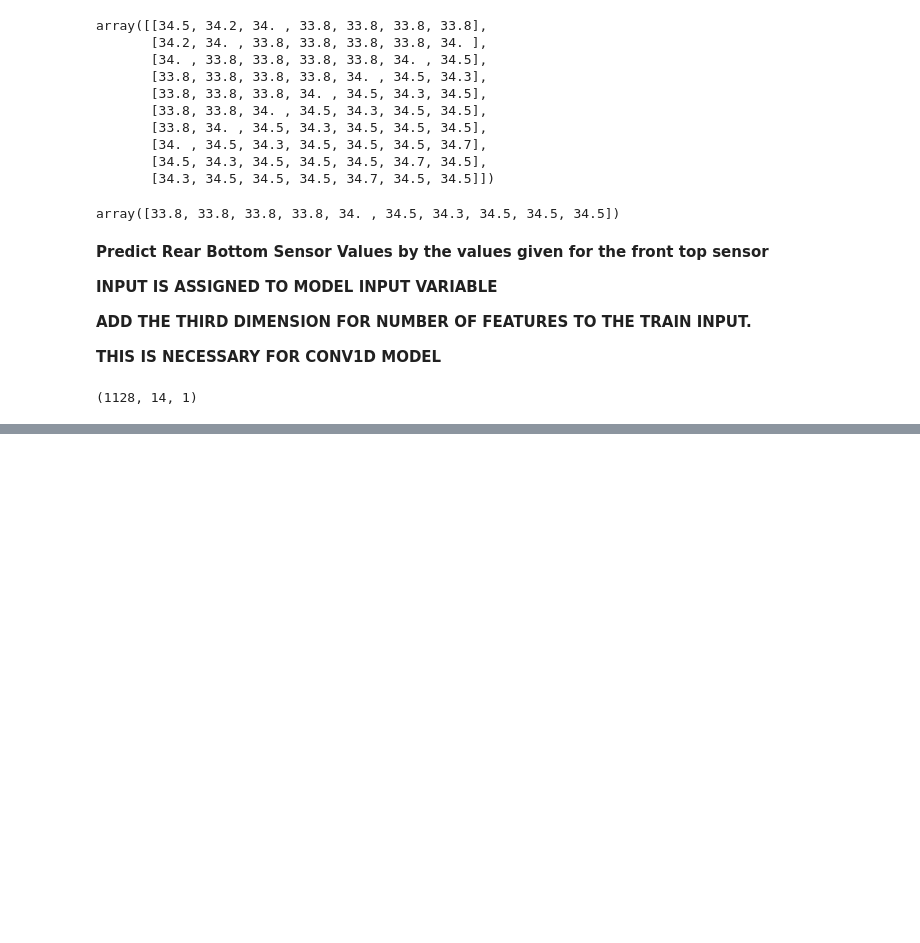
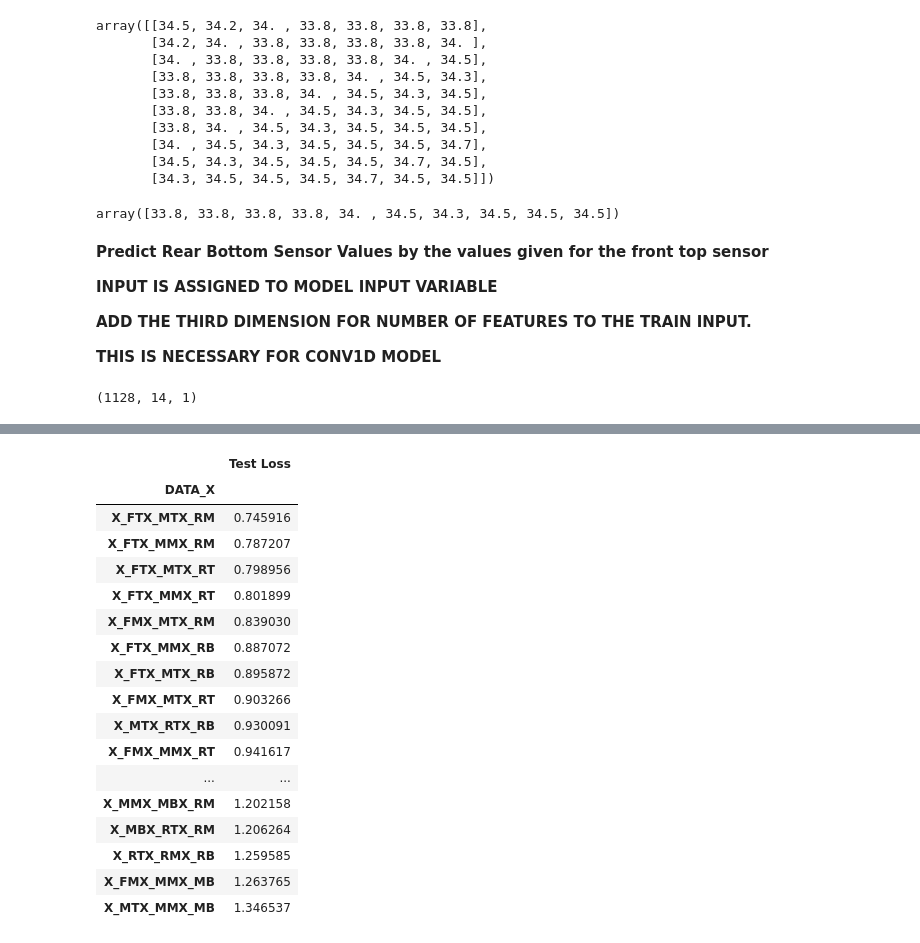
Before and after one commit to ayanoglu/Sensor-Network-Prediction-Models, a Jupyter notebook: ColdChainTransportation_Time_Series_Prediction_For_Sensor_Networks_Prediction_based_on_number_of_sensors.ipynb, the cells around one changed output, grey strips where cells are left out. Saved outputs shown, nothing was run; the diff lists cells and outputs as text; code cells hidden in the pictures; blank space fills up the shorter version.

```diff
--- a/ColdChainTransportation_Time_Series_Prediction_For_Sensor_Networks_Prediction_based_on_number_of_sensors.ipynb
+++ b/ColdChainTransportation_Time_Series_Prediction_For_Sensor_Networks_Prediction_based_on_number_of_sensors.ipynb
@@ -1498,0 +703,8 @@ fig.show()
+# %%
+CombResults3 = pd.DataFrame.from_dict(my_dictMF3)
+CombResultsSorted3 = CombResults3.sort_values(by=['Test Loss'])
+CombResultsSorted3.to_csv('CombResultsSorted3.csv')
+CombResultsSorted3
+files.download("CombResultsSorted3.csv")
+fig = px.box(CombResultsSorted3, x="DATA_X", y="Test Loss", hover_data=["DATA_y"])
+fig.show()
@@ -1498,0 +715,8 @@ fig.show()
+# %%
+CombResultsSortedgrouped3 = CombResultsSorted3.groupby(['DATA_X']).mean()
+CombResultsSortedgroupedsortedMF3 = CombResultsSortedgrouped3.sort_values(by=['Test Loss'])
+CombResultsSortedgroupedsortedMF3.to_csv('CombResultsSortedgroupedsortedMF3.csv')
+from google.colab import files
+files.download("CombResultsSortedgroupedsortedMF3.csv")
+CombResultsSortedgroupedsortedMF3
+# %% [output]
@@ -1498,0 +725,18 @@ fig.show()
+|  | Test Loss |
+| DATA_X |  |
+| X_FTX_MTX_RM | 0.745916 |
+| X_FTX_MMX_RM | 0.787207 |
+| X_FTX_MTX_RT | 0.798956 |
+| X_FTX_MMX_RT | 0.801899 |
+| X_FMX_MTX_RM | 0.839030 |
+| X_FTX_MMX_RB | 0.887072 |
+| X_FTX_MTX_RB | 0.895872 |
+| X_FMX_MTX_RT | 0.903266 |
+| X_MTX_RTX_RB | 0.930091 |
+| X_FMX_MMX_RT | 0.941617 |
+| ... | ... |
+| X_MMX_MBX_RM | 1.202158 |
+| X_MBX_RTX_RM | 1.206264 |
+| X_RTX_RMX_RB | 1.259585 |
+| X_FMX_MMX_MB | 1.263765 |
+| X_MTX_MMX_MB | 1.346537 |
```
Also changed, not shown: parts of 63 cells of this notebook.
